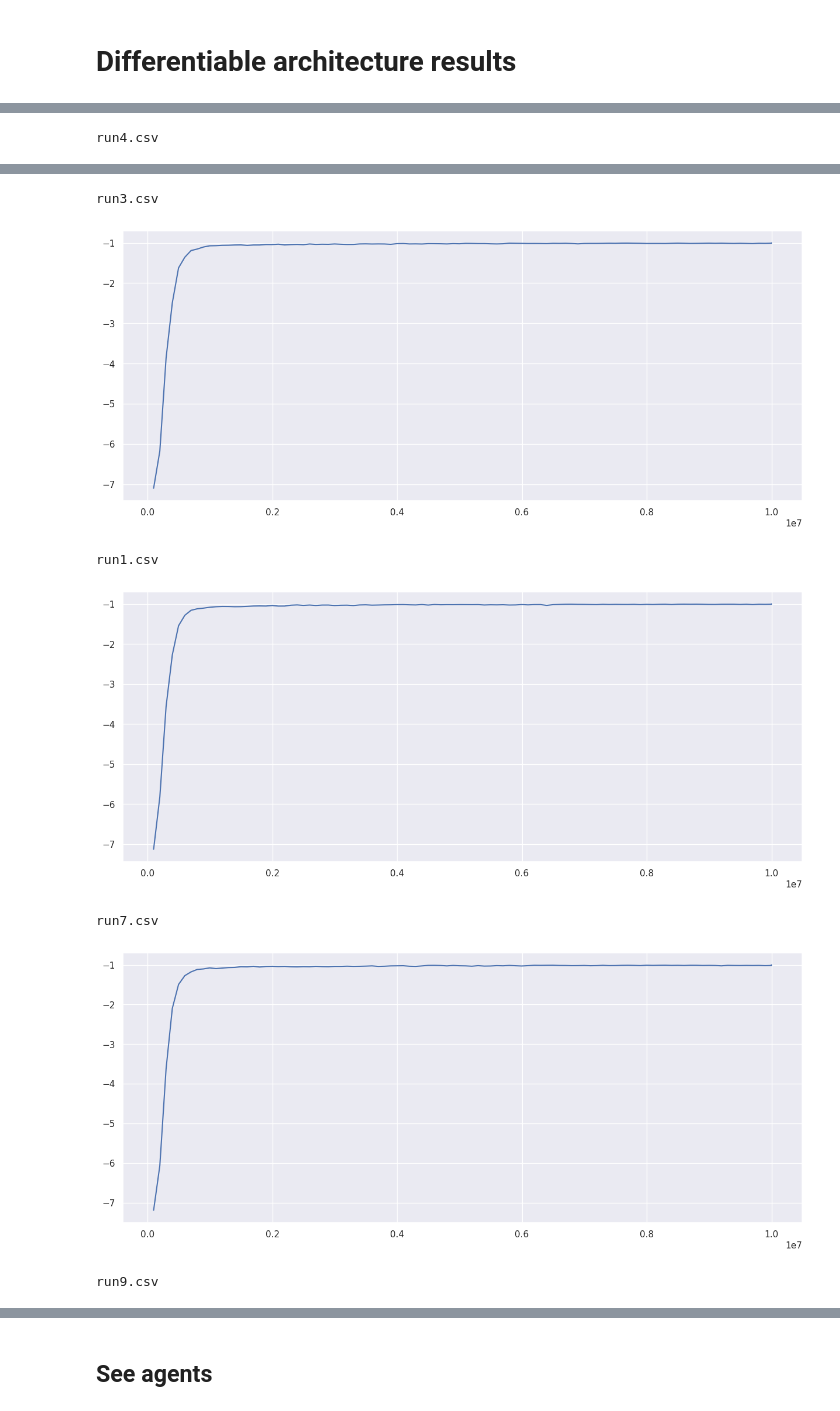
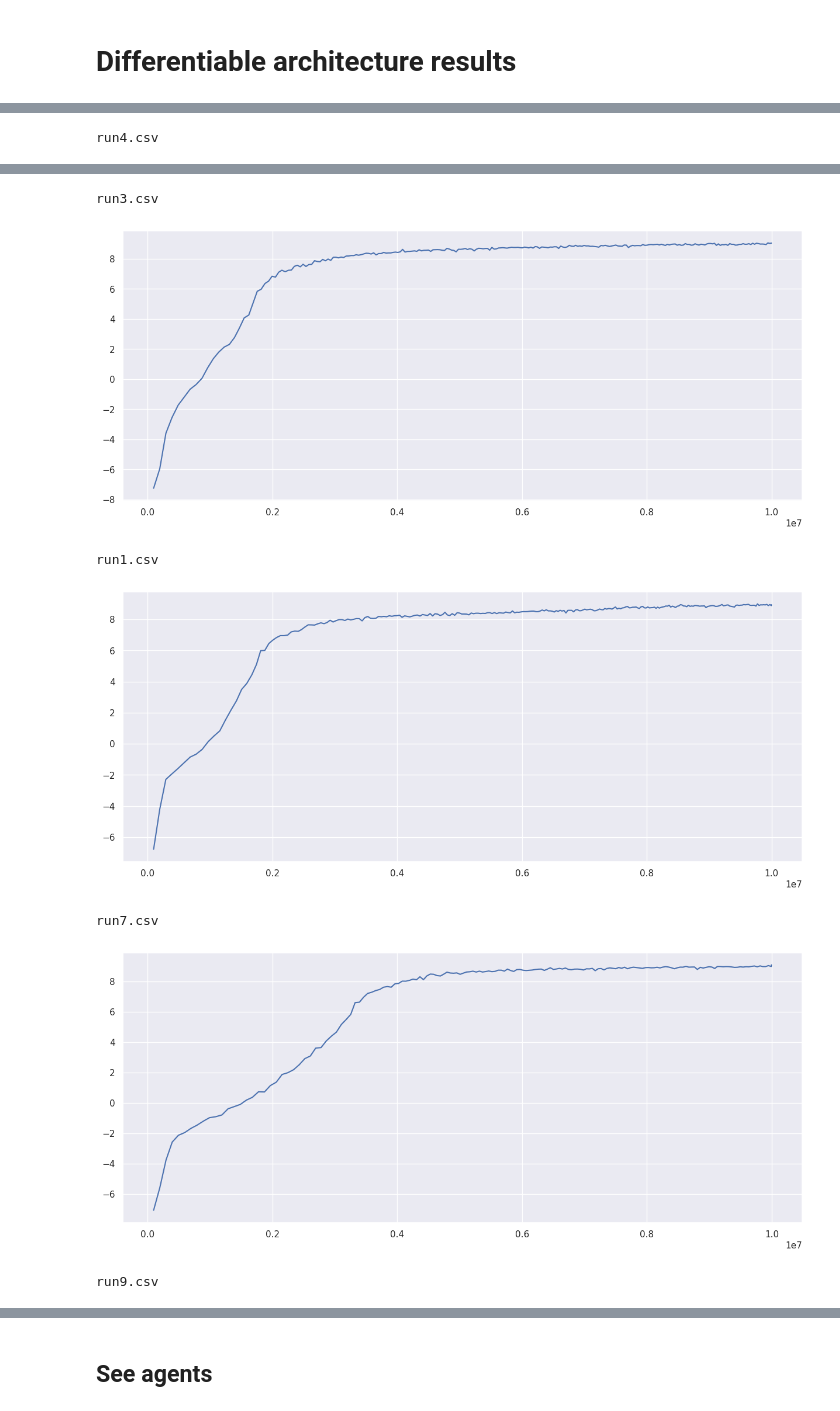
Before and after one commit to Maxtoq/MADRL-PhD-Thesis-Code, a Jupyter notebook: results/LAMARL Graphs.ipynb, the cells around one changed output, grey strips where cells are left out. Cells and saved outputs as stored; diff of their text form; code cells hidden in the pictures.

```diff
--- a/results/LAMARL Graphs.ipynb
+++ b/results/LAMARL Graphs.ipynb
@@ -374,6 +374,6 @@ ad_no_12[ad_no_12["Step"] == 25000]
 # %% [markdown]
 # Differentiable architecture results
 # %%
-load_plot_runs("../models/magym_PredPrey_new/9o5_Diff_edl/train_data/", "Episode return", n_index_avg=1000)
+load_plot_runs("../models/magym_PredPrey_new/9o5_Diff_perf/train_data/", "Episode return", n_index_avg=1000)
 # %% [output]
 run2.csv
@@ -383,7 +383,7 @@ run4.csv
 run3.csv
-[figure, old version]
+[figure, new version]
 run1.csv
-[figure, old version]
+[figure, new version]
 run7.csv
-[figure, old version]
+[figure, new version]
 run9.csv
```
Also changed, not shown: parts of 32 cells of this notebook, 1 other file.
